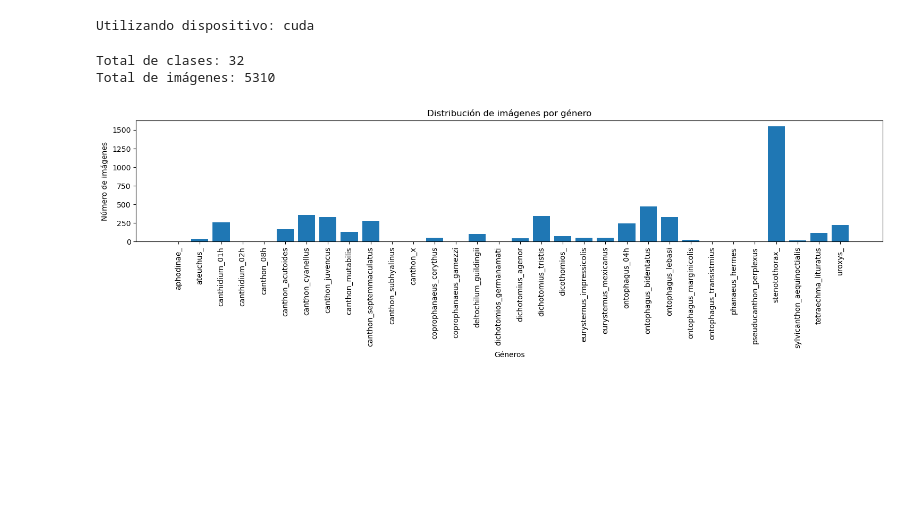
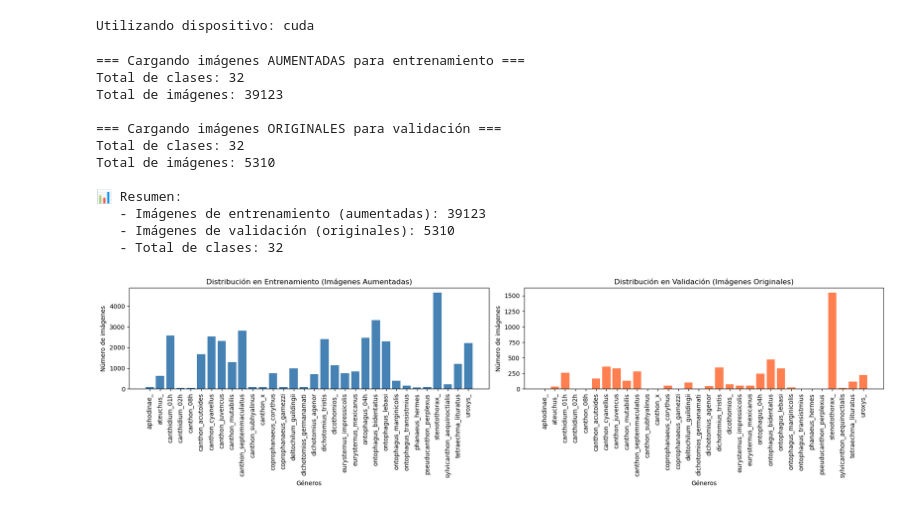
Before and after one commit to acperaltaf/beetles-classification, a Jupyter notebook: RestNet.ipynb, the cells around one changed output. Saved outputs shown, nothing was run; the diff lists cells and outputs as text; code cells hidden in the pictures; blank space fills up the shorter version.

Commit message:
Realizado el entrenamiento con imágenes aumentadas en entrenamiento y las reales en validación

```diff
--- a/RestNet.ipynb
+++ b/RestNet.ipynb
@@ -122,45 +122,78 @@ def load_dataset(data_dir='cropped_beetles/images'):
             for img_file in os.listdir(genus_path):
                 if img_file.lower().endswith(('.jpg', '.jpeg', '.png')):
                     img_path = os.path.join(genus_path, img_file)
                     image_paths.append(img_path)
                     labels.append(class_idx)
 
     print(f"Total de clases: {len(class_names)}")
     print(f"Total de imágenes: {len(image_paths)}")
 
     return image_paths, labels, class_names
 
-# Cargar el dataset
-image_paths, labels, class_names = load_dataset()
+# Cargar el dataset de imágenes AUMENTADAS para entrenamiento
+print("=== Cargando imágenes AUMENTADAS para entrenamiento ===")
+train_paths, train_labels, class_names = load_dataset('cropped_beetles/images_augmented')
 
-# Mostrar la distribución de clases
-unique_labels, counts = np.unique(labels, return_counts=True)
-plt.figure(figsize=(15, 5))
-plt.bar([class_names[i] for i in unique_labels], counts)
-plt.xticks(rotation=90)
-plt.xlabel('Géneros')
-plt.ylabel('Número de imágenes')
-plt.title('Distribución de imágenes por género')
+# Cargar el dataset de imágenes ORIGINALES para validación
+print("\n=== Cargando imágenes ORIGINALES para validación ===")
+val_paths, val_labels, class_names_val = load_dataset('cropped_beetles/images')
+
+# Verificar que las clases sean las mismas en ambos conjuntos
+assert class_names == class_names_val, "Las clases no coinciden entre los conjuntos aumentado y original"
+
+print(f"\n📊 Resumen:")
+print(f"   - Imágenes de entrenamiento (aumentadas): {len(train_paths)}")
+print(f"   - Imágenes de validación (originales): {len(val_paths)}")
+print(f"   - Total de clases: {len(class_names)}")
+
+# Mostrar la distribución de clases en ambos conjuntos
+fig, axes = plt.subplots(1, 2, figsize=(18, 5))
+
+# Distribución en entrenamiento (aumentadas)
+unique_train, counts_train = np.unique(train_labels, return_counts=True)
+axes[0].bar([class_names[i] for i in unique_train], counts_train, color='steelblue')
+axes[0].set_xticklabels([class_names[i] for i in unique_train], rotation=90)
+axes[0].set_xlabel('Géneros')
+axes[0].set_ylabel('Número de imágenes')
+axes[0].set_title('Distribución en Entrenamiento (Imágenes Aumentadas)')
+
+# Distribución en validación (originales)
+unique_val, counts_val = np.unique(val_labels, return_counts=True)
+axes[1].bar([class_names[i] for i in unique_val], counts_val, color='coral')
+axes[1].set_xticklabels([class_names[i] for i in unique_val], rotation=90)
+axes[1].set_xlabel('Géneros')
+axes[1].set_ylabel('Número de imágenes')
+axes[1].set_title('Distribución en Validación (Imágenes Originales)')
+
 plt.tight_layout()
 plt.show()
 
 # Definir transformaciones para preprocesamiento de imágenes
+# Para entrenamiento: solo normalización (las imágenes ya están aumentadas)
 transform_train = transforms.Compose([
     transforms.Resize((224, 224)),
-    transforms.RandomHorizontalFlip(),
-    transforms.RandomRotation(10),
-    transforms.ColorJitter(brightness=0.2, contrast=0.2, saturation=0.2),
     transforms.ToTensor(),
     transforms.Normalize(mean=[0.485, 0.456, 0.406], std=[0.229, 0.224, 0.225])
 ])
 
+# Para validación: solo normalización (sin augmentation adicional)
 transform_val = transforms.Compose([
     transforms.Resize((224, 224)),
     transforms.ToTensor(),
     transforms.Normalize(mean=[0.485, 0.456, 0.406], std=[0.229, 0.224, 0.225])
 ])
 # %% [output]
+=== Cargando imágenes AUMENTADAS para entrenamiento ===
+Total de clases: 32
+Total de imágenes: 39123
+
+=== Cargando imágenes ORIGINALES para validación ===
 Total de clases: 32
 Total de imágenes: 5310
+
+📊 Resumen:
+   - Imágenes de entrenamiento (aumentadas): 39123
+   - Imágenes de validación (originales): 5310
+   - Total de clases: 32
-[figure, old version]
+[figure, new version]
 # %%
```
Also changed, not shown: parts of 9 cells of this notebook, 8 other files.
